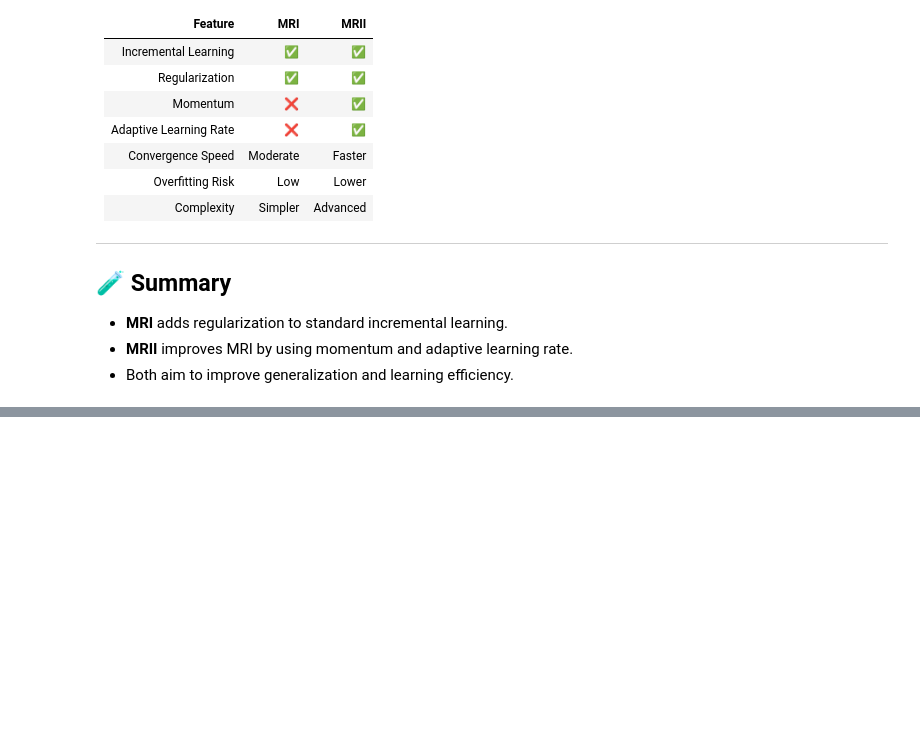
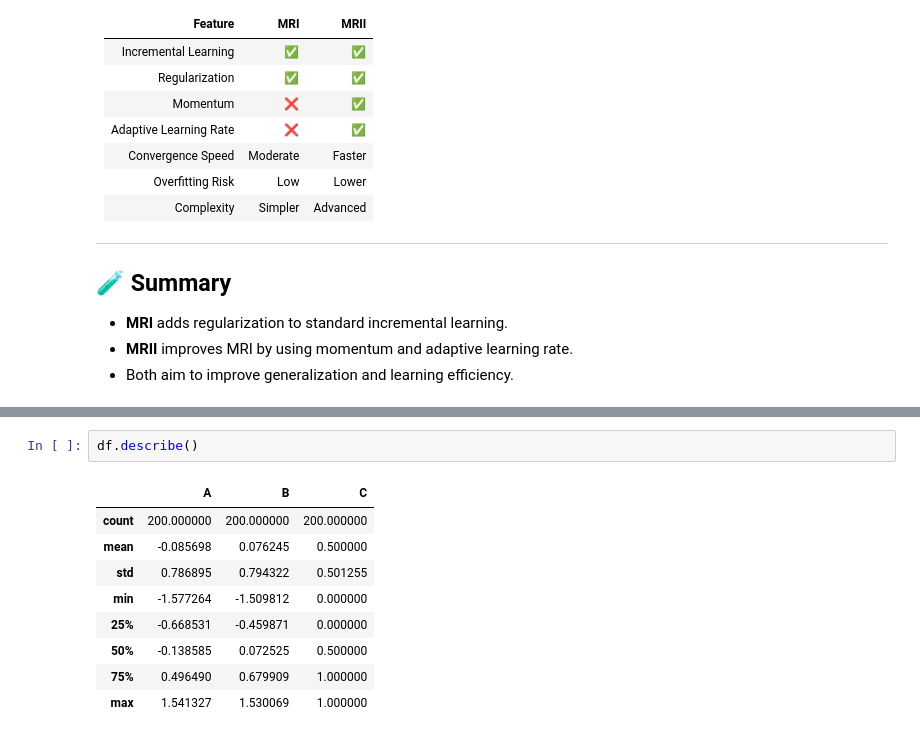
Before and after one commit to mjmousavi97/Deep-Learning-Tehran-uni, a Jupyter notebook: HomeWorks/01 HW/Q3.ipynb, the cells around one changed output, grey strips where cells are left out. Cells and saved outputs as stored; diff of their text form; blank space fills up the shorter version.

```diff
--- a/HomeWorks/01 HW/Q3.ipynb
+++ b/HomeWorks/01 HW/Q3.ipynb
@@ -88,0 +121,12 @@ Where:
+# %%
+df.describe()
+# %% [output]
+|  | A | B | C |
+| count | 200.000000 | 200.000000 | 200.000000 |
+| mean | -0.085698 | 0.076245 | 0.500000 |
+| std | 0.786895 | 0.794322 | 0.501255 |
+| min | -1.577264 | -1.509812 | 0.000000 |
+| 25% | -0.668531 | -0.459871 | 0.000000 |
+| 50% | -0.138585 | 0.072525 | 0.500000 |
+| 75% | 0.496490 | 0.679909 | 1.000000 |
+| max | 1.541327 | 1.530069 | 1.000000 |
```
Also changed, not shown: parts of 11 cells of this notebook.
